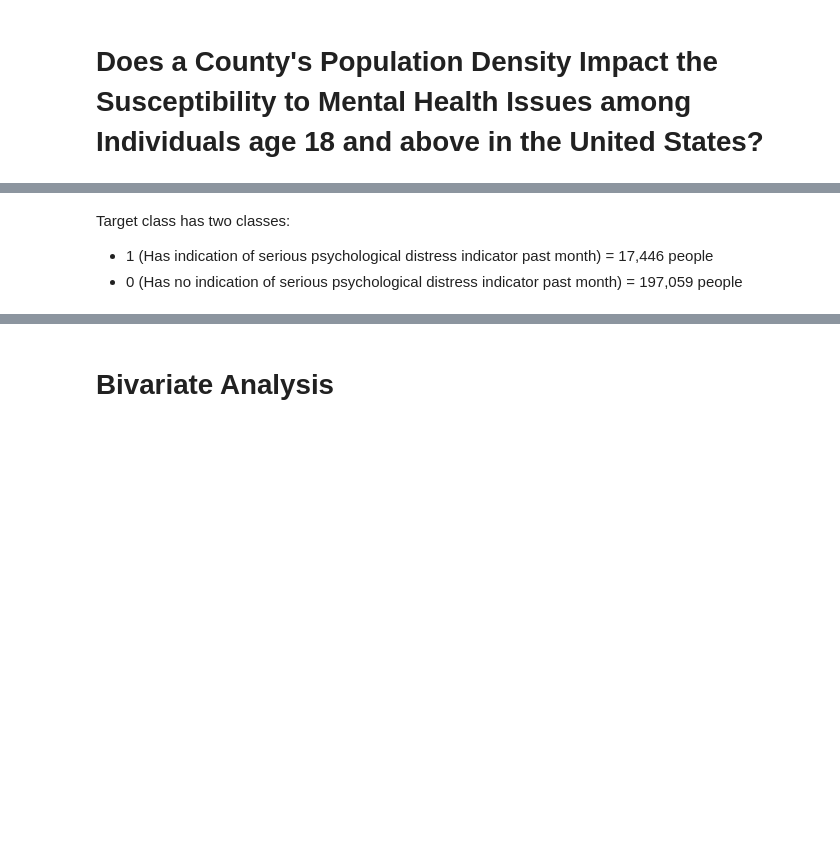
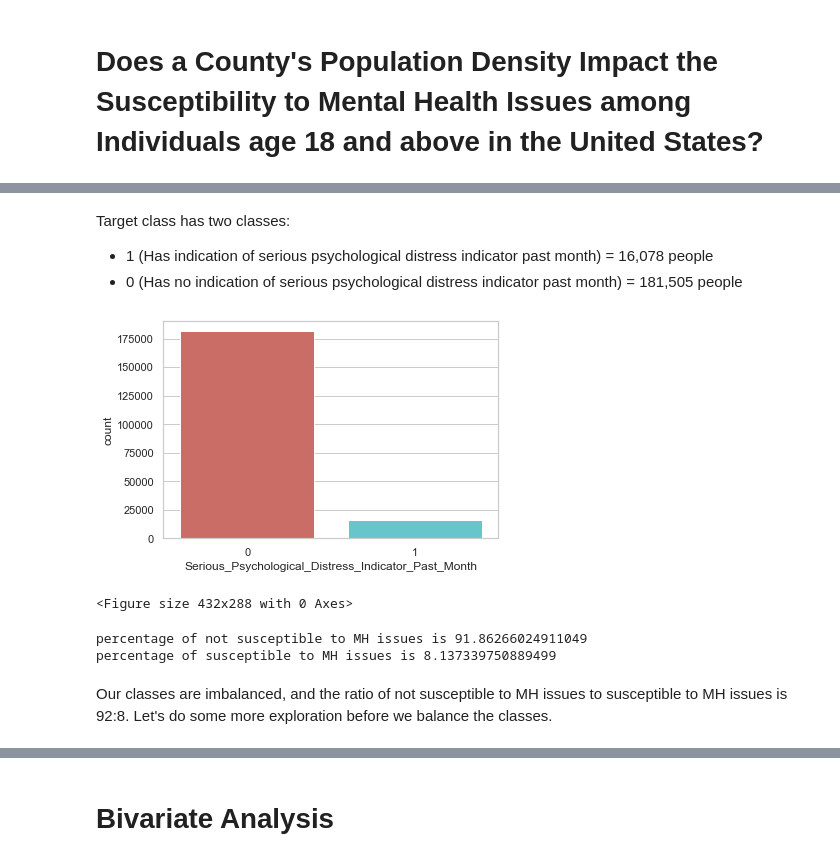
Before and after one commit to ml42322/correlationone_team2, a Jupyter notebook: Statistical Analysis.ipynb, the cells around one changed output, grey strips where cells are left out. Saved outputs shown, nothing was run; the diff lists cells and outputs as text; code cells hidden in the pictures; blank space fills up the shorter version.

```diff
--- a/Statistical Analysis.ipynb
+++ b/Statistical Analysis.ipynb
@@ -65,0 +160,5 @@ df.head()
+# %%
+# Total_Income_Family_Recode
+print(df['Total_Income_Family_Recode'].unique())
+df['Total_Income_Family_Recode'].replace([1,2,3,4], ['20000orLesser', '20000-49999', '50000-75000', '75000orMore'], inplace=True)
+print(df['Total_Income_Family_Recode'].unique())
@@ -65,0 +168,5 @@ df.head()
+# %%
+# Poverty_Level
+print(df['Poverty_Level'].unique())
+df['Poverty_Level'].replace([-1, 1, 2, 3], ['College_Dorm', 'In_Poverty', 'Up_to_2x_Poverty', 'More_than_2x_Poverty'], inplace=True)
+print(df['Poverty_Level'].unique())
@@ -65,0 +176,5 @@ df.head()
+# %%
+# County_Metro_NonMetro_Status
+print(df['County_Metro_NonMetro_Status'].unique())
+df['County_Metro_NonMetro_Status'].replace([1, 2, 3], ['Large_Metro', 'Small_Metro', 'Non_Metro'], inplace=True)
+print(df['County_Metro_NonMetro_Status'].unique())
@@ -65,0 +184,5 @@ df.head()
+# %%
+# PDEN10
+print(df['PDEN10'].unique())
+df['PDEN10'].replace([1,2], ['1_Mil_Or_More', 'Less_than_1_Mil'], inplace=True)
+print(df['PDEN10'].unique())
@@ -74,5 +199,24 @@ df["Serious_Psychological_Distress_Indicator_Past_Month"].value_counts()
 Name: Serious_Psychological_Distress_Indicator_Past_Month, dtype: int64
 # %% [markdown]
 Target class has two classes:
-* 1 (Has indication of serious psychological distress indicator past month) = 17,446 people
-* 0 (Has no indication of serious psychological distress indicator past month) = 197,059 people
+* 1 (Has indication of serious psychological distress indicator past month) = 16,078 people
+* 0 (Has no indication of serious psychological distress indicator past month) = 181,505 people
+# %%
+sns.countplot(x='Serious_Psychological_Distress_Indicator_Past_Month', data=df, palette='hls')
+plt.show()
+plt.savefig('outcome_plot')
+# %% [output]
+[figure, added]
+<Figure size 432x288 with 0 Axes>
+# %%
+count_no_sub = len(df[df['Serious_Psychological_Distress_Indicator_Past_Month']==0])
+count_sub = len(df[df['Serious_Psychological_Distress_Indicator_Past_Month']==1])
+pct_of_no_sub = count_no_sub/(count_no_sub+count_sub)
+print("percentage of not susceptible to MH issues is", pct_of_no_sub*100)
+pct_of_sub = count_sub/(count_no_sub+count_sub)
+print("percentage of susceptible to MH issues is", pct_of_sub*100)
+# %% [output]
+percentage of not susceptible to MH issues is 91.86266024911049
+percentage of susceptible to MH issues is 8.137339750889499
+# %% [markdown]
+Our classes are imbalanced, and the ratio of not susceptible to MH issues to susceptible to MH issues is 92:8. Let's do some more exploration before we balance the classes.
```
Also changed, not shown: parts of 121 cells of this notebook.
